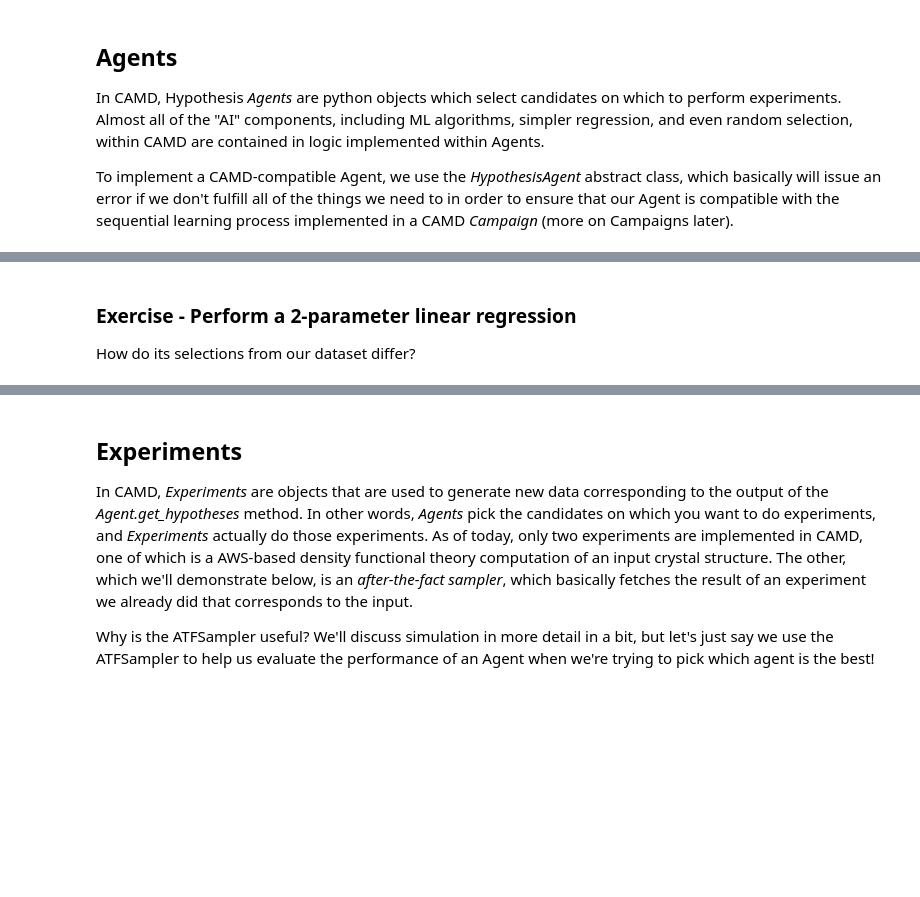
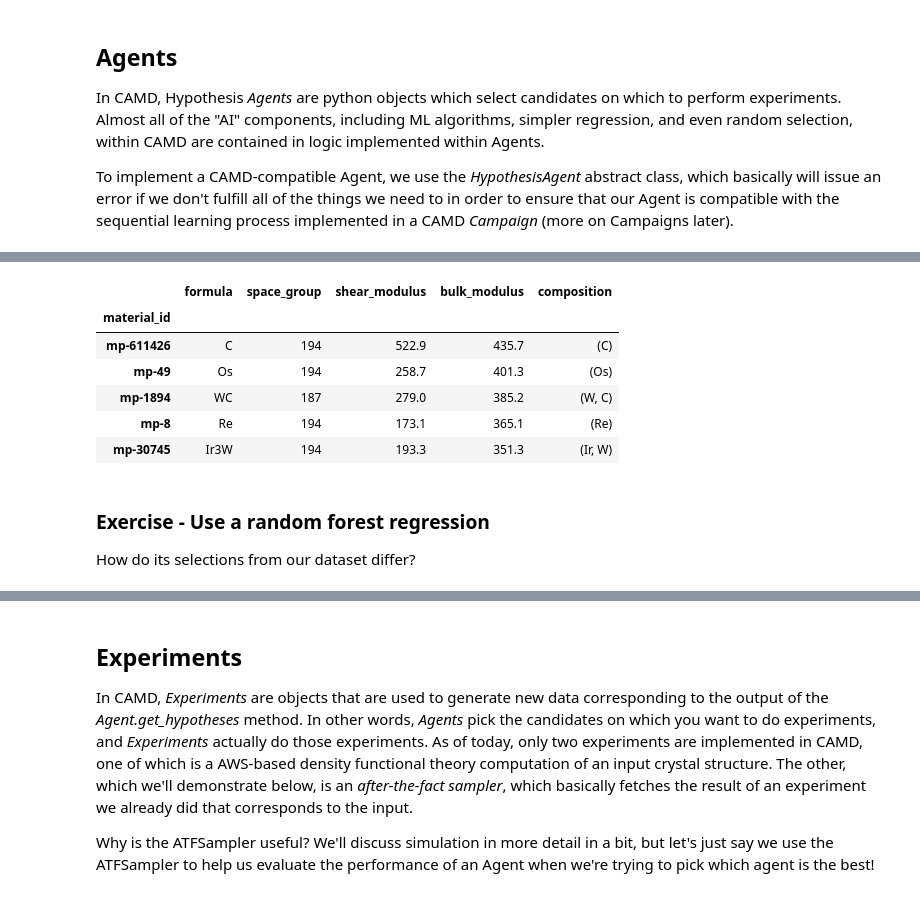
Before and after one commit to TRI-AMDD/tri-hackathon-2020, a Jupyter notebook: tutorial/CAMD_tutorial.ipynb, the cells around one changed output, grey strips where cells are left out. Drawn from its saved outputs; the diff is of its cells as text; code cells hidden in the pictures; blank space fills up the shorter version.

```diff
--- a/tutorial/CAMD_tutorial.ipynb
+++ b/tutorial/CAMD_tutorial.ipynb
@@ -79,3 +111,13 @@ linear_agent = LinearRegressionAgent()
+# %%
+data.head()
+# %% [output]
+|  | formula | space_group | shear_modulus | bulk_modulus | composition |
+| material_id |  |  |  |  |  |
+| mp-611426 | C | 194 | 522.9 | 435.7 | (C) |
+| mp-49 | Os | 194 | 258.7 | 401.3 | (Os) |
+| mp-1894 | WC | 187 | 279.0 | 385.2 | (W, C) |
+| mp-8 | Re | 194 | 173.1 | 365.1 | (Re) |
+| mp-30745 | Ir3W | 194 | 193.3 | 351.3 | (Ir, W) |
 # %% [markdown]
-### Exercise - Perform a 2-parameter linear regression
+### Exercise - Use a random forest regression
 How do its selections from our dataset differ?
```
Also changed, not shown: parts of 24 cells of this notebook, 2 other files.
